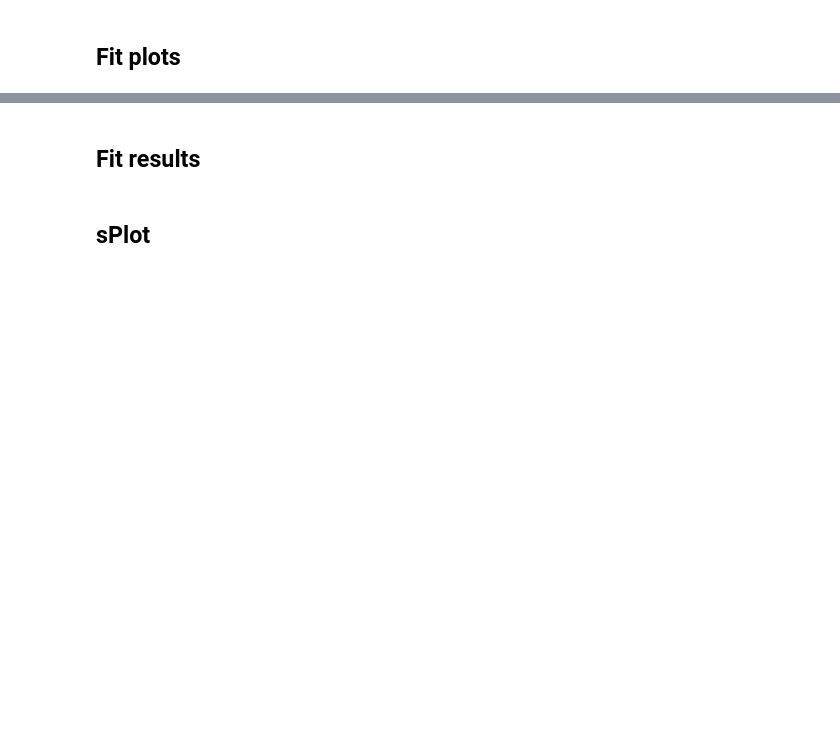
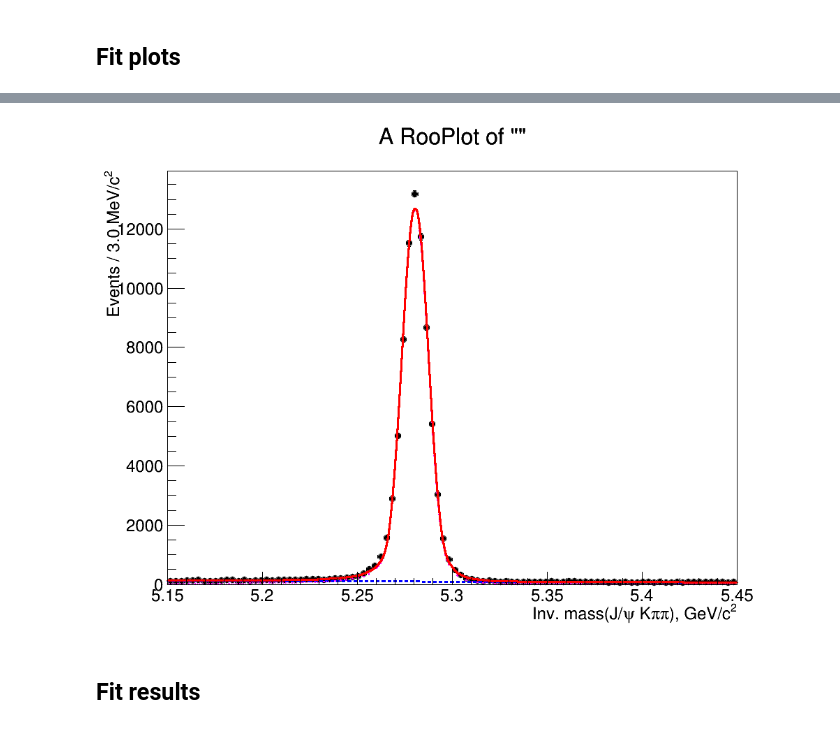
Before and after one commit to sashabaranov/Bu2JpsiKKpi, a Jupyter notebook: Kpipi/fit/fit_rd.ipynb, the cells around one changed output, grey strips where cells are left out. Cells and saved outputs as stored; diff of their text form; code cells hidden in the pictures; blank space fills up the shorter version.

```diff
--- a/Kpipi/fit/fit_rd.ipynb
+++ b/Kpipi/fit/fit_rd.ipynb
@@ -123,14 +111,16 @@ c1
 # %%
 c1 = rootnotes.random_canvas(size=(1024, 768))
 
-fu.SetXTitle('Inv. mass(J/\psi\,K\pi\pi), GeV/c^2')
+fu.SetXTitle('Inv. mass(J/#psi K#pi#pi), GeV/c^{2}')
 fu.SetYTitle("Events / %.1f MeV/c^{2}" % binning_b)
 
 fu.Draw()
 # c1.SetLogy()
 y_axis = fu.GetYaxis()
-y_axis.SetTitleOffset(1.3)
+y_axis.SetTitleOffset(1.4)
 c1
+# %% [output]
+[figure, added]
 # %% [markdown]
 Fit results
 ---
@@ -159,3 +126,0 @@ print statuses[ru.covQual()]
-# %% [markdown]
-sPlot
----
```
Also changed, not shown: parts of 26 cells of this notebook, 14 other files.
